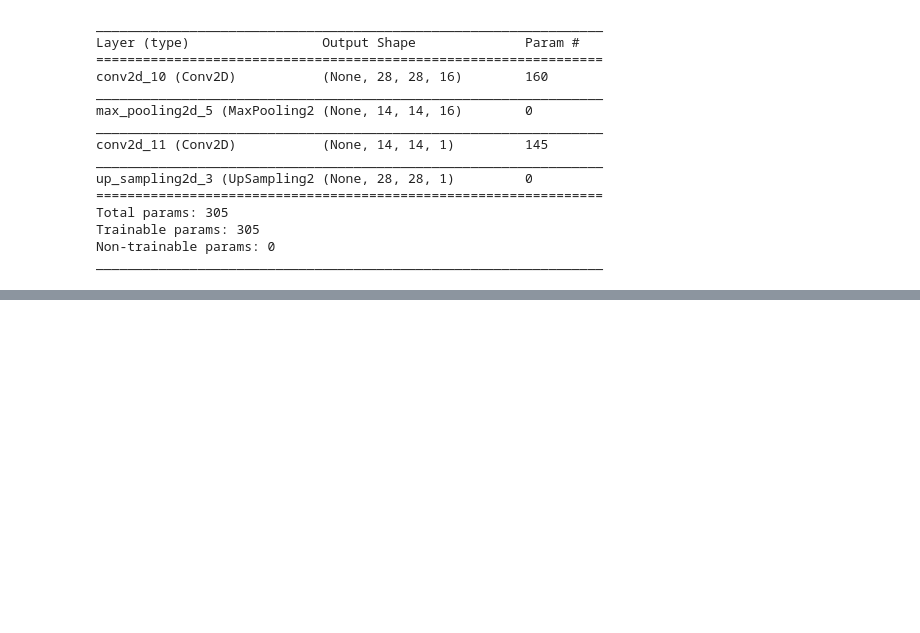
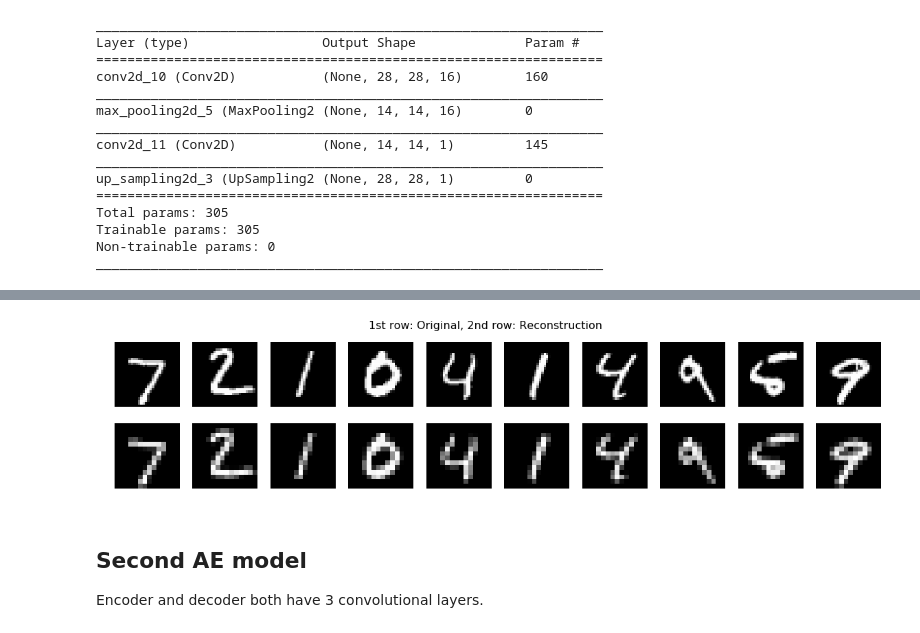
Before and after one commit to varennes/autoencoder-mnist, a Jupyter notebook: ae_model_exploration.ipynb, the cells around one changed output, grey strips where cells are left out. Saved outputs shown, nothing was run; the diff lists cells and outputs as text; code cells hidden in the pictures; blank space fills up the shorter version.

Commit message:
working on ae model

```diff
--- a/ae_model_exploration.ipynb
+++ b/ae_model_exploration.ipynb
@@ -77,0 +87,22 @@ Epoch 5/50
+# %%
+x_test_recon = ae_model1.predict(x_test)
+# %%
+n = 10
+plt.figure(figsize=(20, 4))
+for i in range(n):
+    # display original
+    ax = plt.subplot( 2, n, i+1)
+    plt.imshow( x_test[i].reshape(28, 28), cmap='gray')
+    plt.axis('off')
+    # display reconstruction
+    ax = plt.subplot( 2, n, n+i+1)
+    plt.imshow( x_test_recon[i].reshape(28, 28), cmap='gray')
+    plt.axis('off')
+plt.suptitle('1st row: Original, 2nd row: Reconstruction', fontsize=16)
+plt.show()
+# %% [output]
+[figure, added]
+# %% [markdown]
+## Second AE model
+
+Encoder and decoder both have 3 convolutional layers.
```
Also changed, not shown: parts of 12 cells of this notebook, 1 other file.
